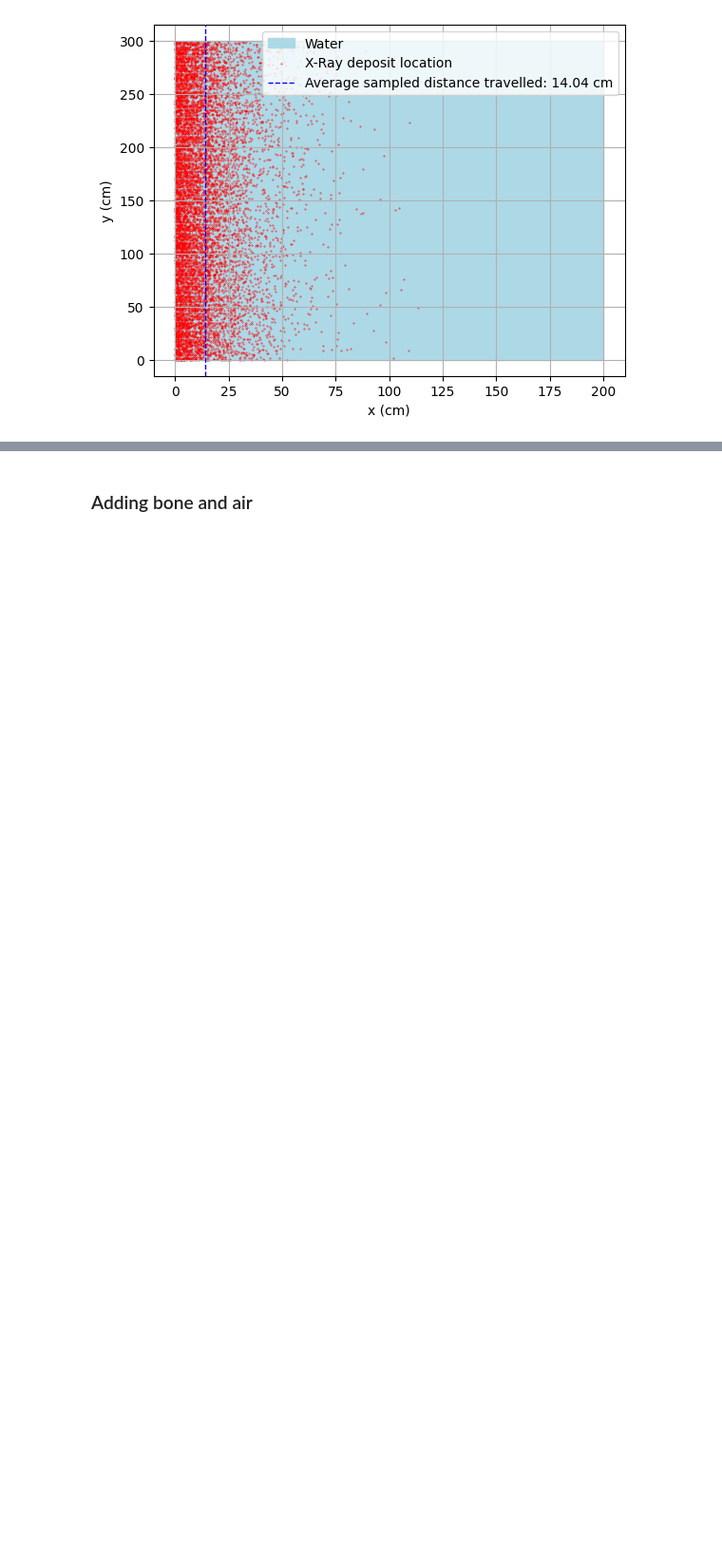
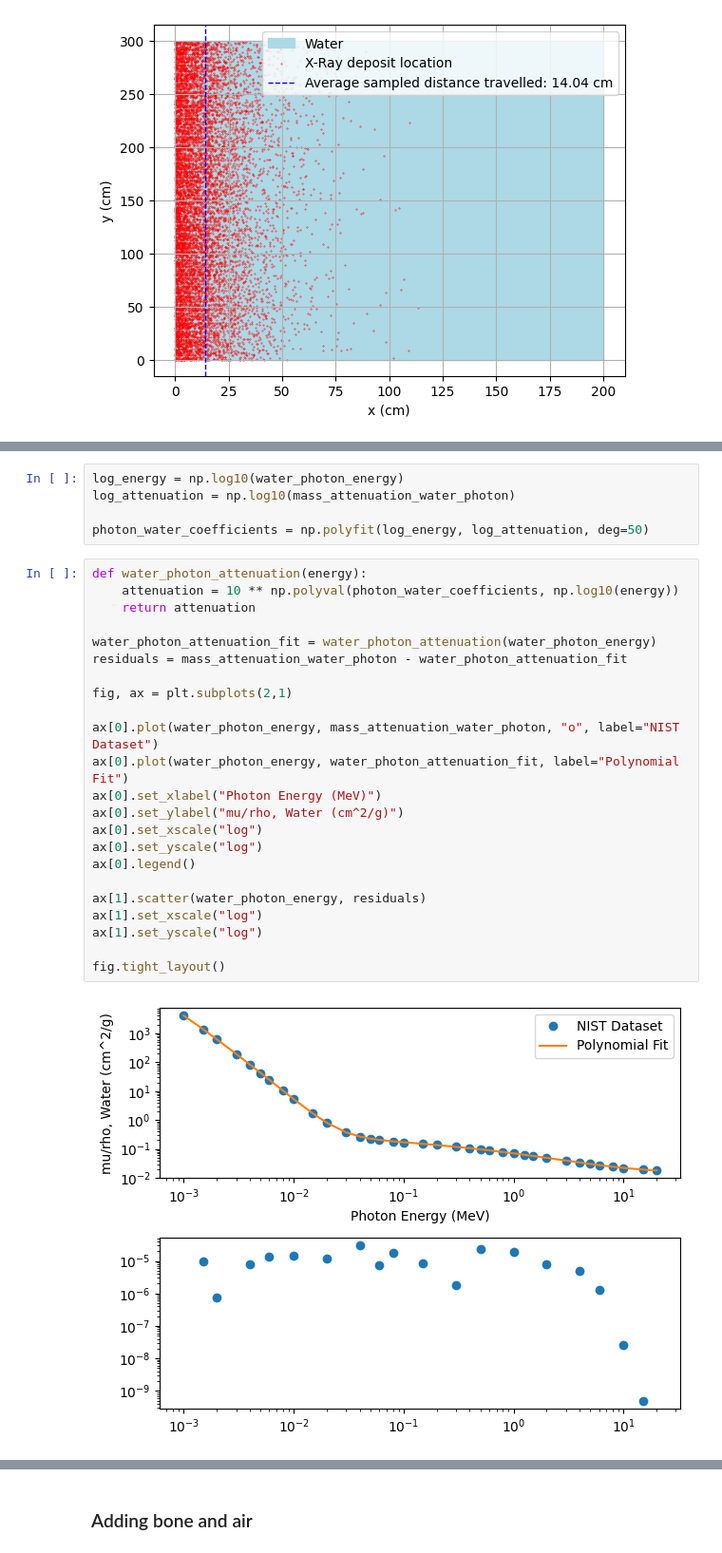
Before and after one commit to mikatan/xray-monte-carlo, a Jupyter notebook: main.ipynb, the cells around one changed output, grey strips where cells are left out. Shown at 95% size. Saved outputs shown, nothing was run; the diff lists cells and outputs as text; blank space fills up the shorter version.

Commit message:
mass attenuation of water and bone polynomial fitting

```diff
--- a/main.ipynb
+++ b/main.ipynb
@@ -100,0 +128,30 @@ plt.show()
+# %%
+log_energy = np.log10(water_photon_energy)
+log_attenuation = np.log10(mass_attenuation_water_photon)
+
+photon_water_coefficients = np.polyfit(log_energy, log_attenuation, deg=50)
+# %%
+def water_photon_attenuation(energy):
+    attenuation = 10 ** np.polyval(photon_water_coefficients, np.log10(energy))
+    return attenuation
+
+water_photon_attenuation_fit = water_photon_attenuation(water_photon_energy)
+residuals = mass_attenuation_water_photon - water_photon_attenuation_fit
+
+fig, ax = plt.subplots(2,1)
+
+ax[0].plot(water_photon_energy, mass_attenuation_water_photon, "o", label="NIST Dataset")
+ax[0].plot(water_photon_energy, water_photon_attenuation_fit, label="Polynomial Fit")
+ax[0].set_xlabel("Photon Energy (MeV)")
+ax[0].set_ylabel("mu/rho, Water (cm^2/g)")
+ax[0].set_xscale("log")
+ax[0].set_yscale("log")
+ax[0].legend()
+
+ax[1].scatter(water_photon_energy, residuals)
+ax[1].set_xscale("log")
+ax[1].set_yscale("log")
+
+fig.tight_layout()
+# %% [output]
+[figure, added]
```
Also changed, not shown: parts of 16 cells of this notebook.
